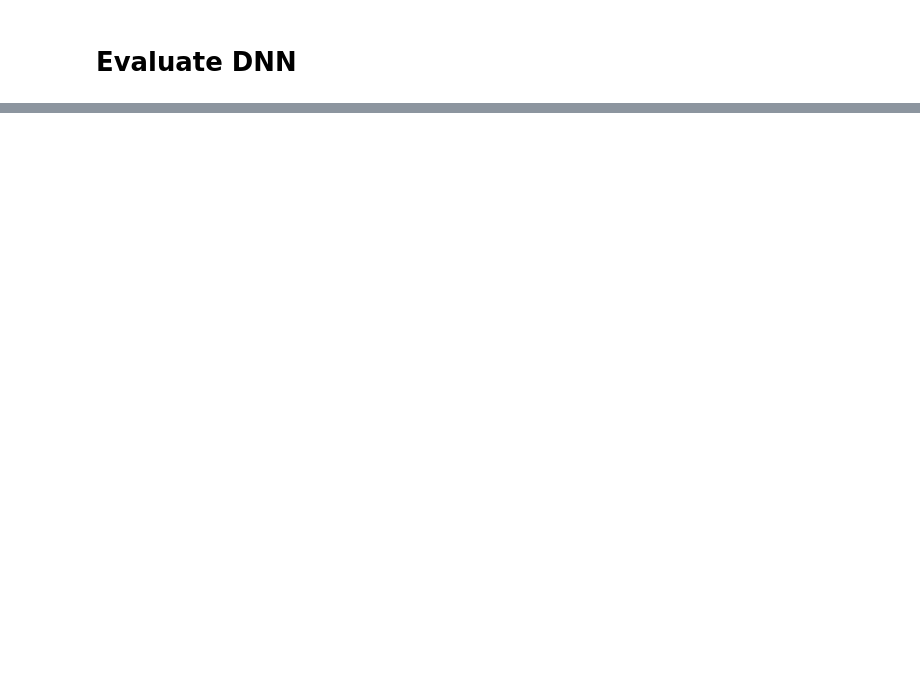
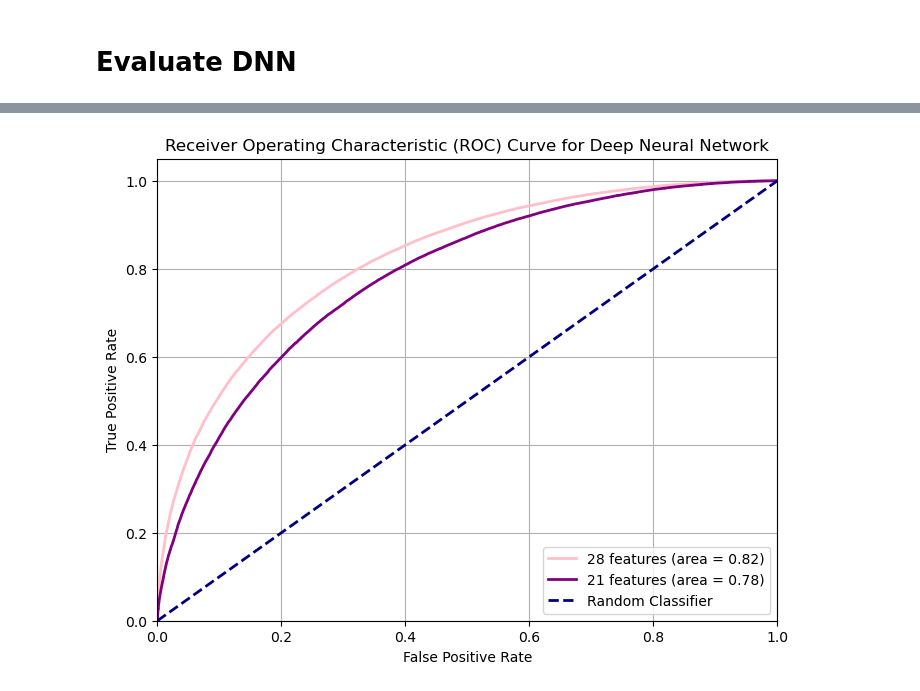
Before and after one commit to lbovet8/phys152-2026, a Jupyter notebook: Projects/HiggsProject.ipynb, the cells around one changed output, grey strips where cells are left out. Saved outputs shown, nothing was run; the diff lists cells and outputs as text; code cells hidden in the pictures; blank space fills up the shorter version.

```diff
--- a/Projects/HiggsProject.ipynb
+++ b/Projects/HiggsProject.ipynb
@@ -235,28 +236,30 @@ test_dataset_high = TensorDataset(X_test, y_test)
 train_dataset_low = TensorDataset(X_train_low, y_train)
 test_dataset_low = TensorDataset(X_test_low, y_test)
 
+batch_size = 1024
+
 # create PyTorch DataLoader with batches for training
 train_loader_high = DataLoader(
     train_dataset_high,
-    batch_size=16,      # Adjust based on your needs
+    batch_size=batch_size,      # Adjust based on your needs
     shuffle=True        # Shuffle training data in batches
 )
 
 test_loader_high = DataLoader(
     test_dataset_high,
-    batch_size=16,
+    batch_size=batch_size,
     shuffle=False       # Don't shuffle test data
 )
 
 train_loader_low = DataLoader(
     train_dataset_low,
-    batch_size=16,      # Adjust based on your needs
+    batch_size=batch_size,      # Adjust based on your needs
     shuffle=True        # Shuffle training data in batches
 )
 
 test_loader_low = DataLoader(
     test_dataset_low,
-    batch_size=16,
+    batch_size=batch_size,
     shuffle=False       # Don't shuffle test data
 )
 
@@ -371,3 +375,21 @@ Epoch 100/100  train_loss=0.1145  train_acc=0.957
 # %% [markdown]
 # Evaluate DNN
+# %%
+def evaluate_dnn(model, test_loader):
+    model.eval()
+    all_labels = []
+    all_predictions = []
+
+    # Disable gradient calculations for inference
+    with torch.no_grad():
+        for data, target in test_loader:
+            data, target = data.to(device), target.to(device)
+            output = model(data)
+            all_predictions.extend(output.cpu().numpy())
+            all_labels.extend(target.cpu().numpy())
+
+    return np.array(all_labels), np.array(all_predictions)
+# %%
+y_true_low, y_pred_proba_low = evaluate_dnn(dnn_low, test_loader_low)
+y_true_high, y_pred_proba_high = evaluate_dnn(dnn_high, test_loader_high)
 # %%
@@ -451,0 +417,10 @@ Accuracy on testing data with 28 features: 0.6273
+# %%
+testing_output_data_array = [y_true_high, y_true_low]
+y_pred_probab_array = [y_pred_proba_high, y_pred_proba_low]
+label_str_array = ['28 features', '21 features']
+title_str = 'Receiver Operating Characteristic (ROC) Curve for Deep Neural Network'
+color_array = ['pink', 'purple']
+
+#plot_roc_curves(testing_output_data_array, y_pred_probab_array, label_str_array, title_str, color_array)
+# %% [output]
+[figure, added]
```
Also changed, not shown: parts of 19 cells of this notebook.
